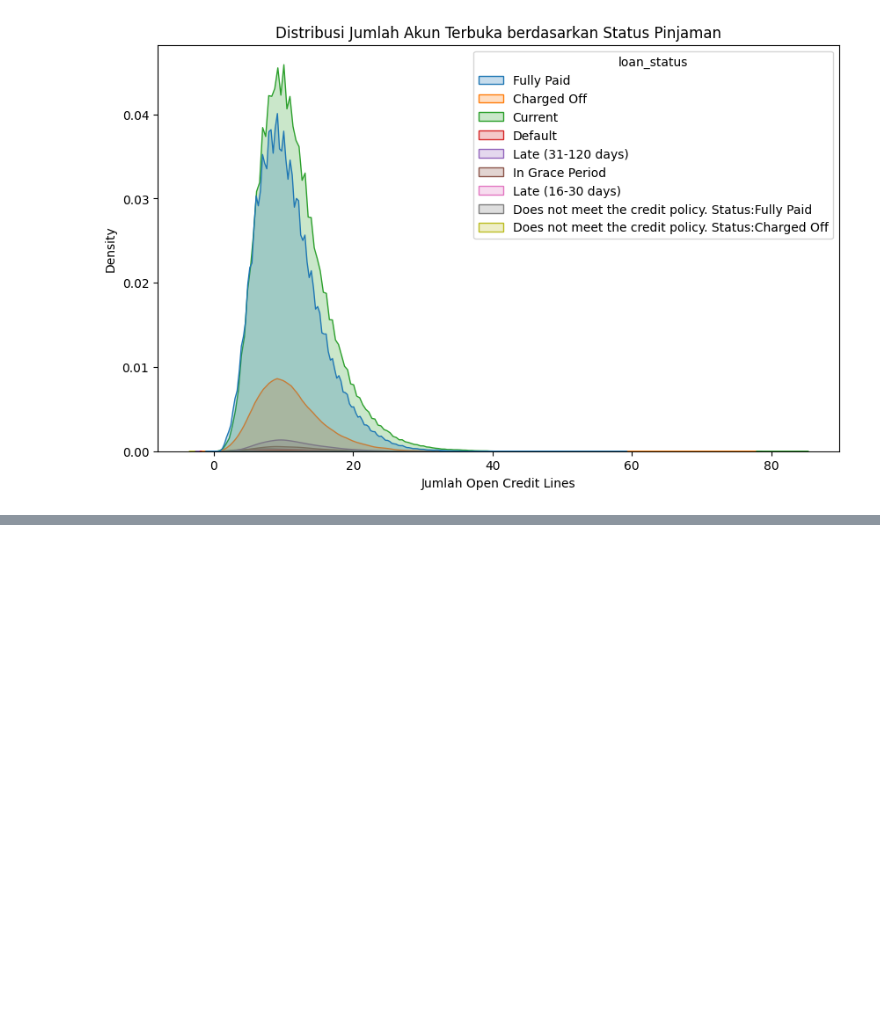
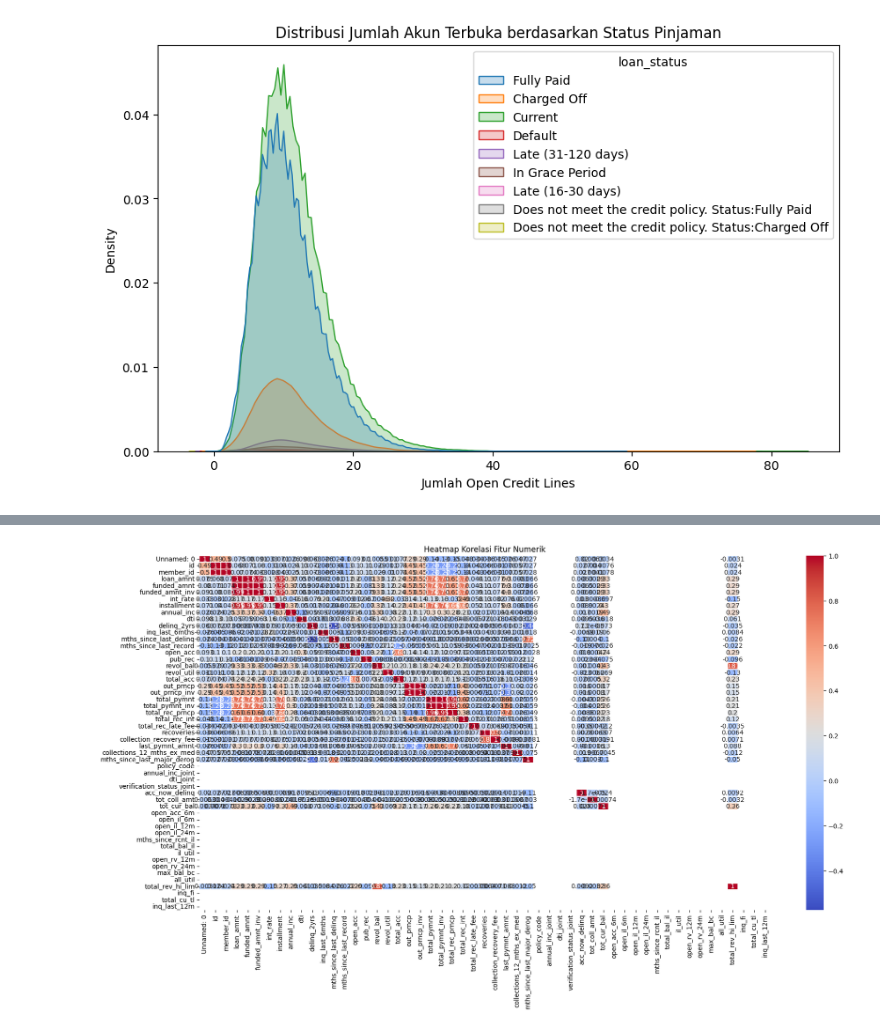
Before and after one commit to rfaoktvian/FinalProjectIDXPartners, a Jupyter notebook: main.ipynb, the cells around one changed output, grey strips where cells are left out. Cells and saved outputs as stored; diff of their text form; code cells hidden in the pictures; blank space fills up the shorter version.

```diff
--- a/main.ipynb
+++ b/main.ipynb
@@ -151,3 +151,6 @@ plt.xlabel('Jumlah Open Credit Lines')
 plt.show()
 # %% [output]
 [figure]
+# %%
+numerical_cols = df.select_dtypes(exclude='object').columns
+categorical_cols = df.select_dtypes(include='object').columns
@@ -153,0 +175,8 @@ plt.show()
+# %%
+correlation_matrix = df[numerical_cols].corr()
+plt.figure(figsize=(20, 10))
+sns.heatmap(correlation_matrix, annot=True, cmap='coolwarm', linewidths=0.2)
+plt.title('Heatmap Korelasi Fitur Numerik')
+plt.show()
+# %% [output]
+[figure, added]
```
Also changed, not shown: parts of 1 cell of this notebook.
